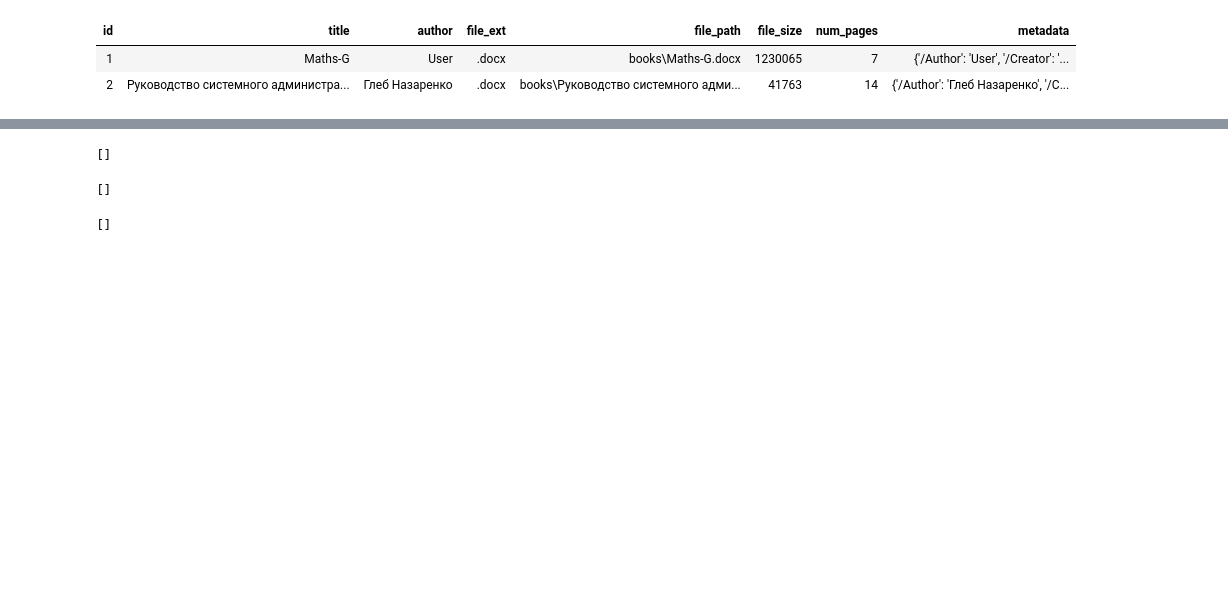
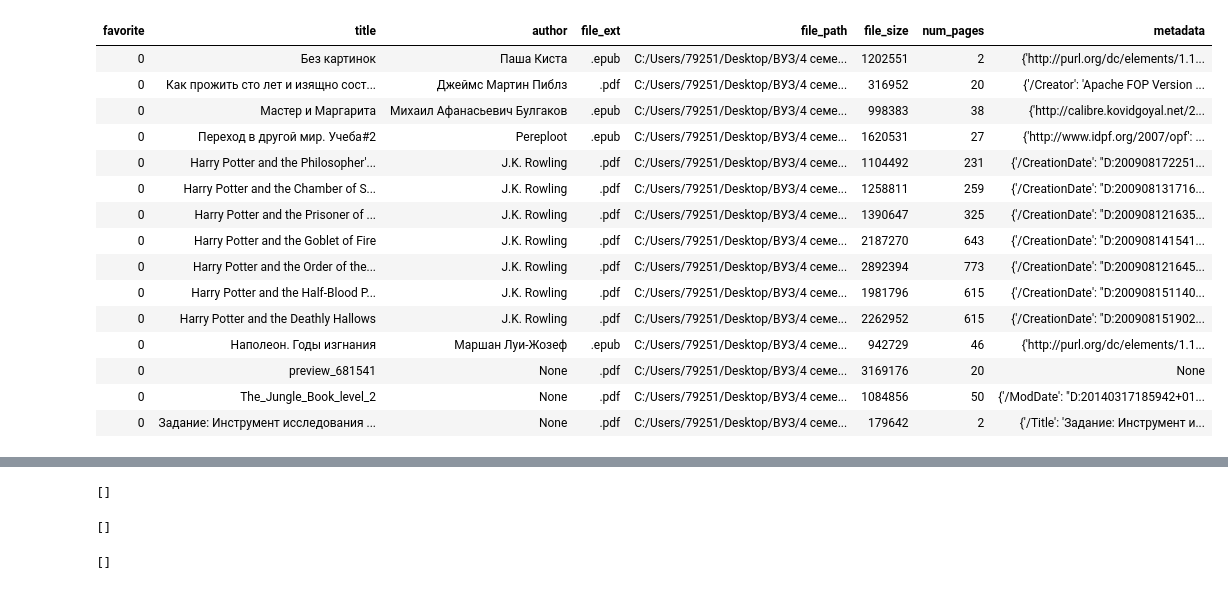
Before and after one commit to glebanazarenko/kurs_project_4, a Jupyter notebook: labBooks.ipynb, the cells around one changed output, grey strips where cells are left out. Saved outputs shown, nothing was run; the diff lists cells and outputs as text; code cells hidden in the pictures; blank space fills up the shorter version.

Commit message:
add favorite

```diff
--- a/labBooks.ipynb
+++ b/labBooks.ipynb
@@ -10,17 +10,30 @@ analyzer.process_directory('books', ['docx'], ['exclude_dir'], 5, convert_docx_t
 # %%
 import sqlite3
 from prettytable import from_db_cursor
 
 conn = sqlite3.connect('books.db')
 cursor = conn.cursor()
 
 # Пример запроса: получаем все книги
-cursor.execute("SELECT id, title, author, file_ext, file_path, file_size, num_pages, metadata FROM books")
+cursor.execute("SELECT favorite, title, author, file_ext, file_path, file_size, num_pages, metadata FROM books")
 from_db_cursor(cursor)
 # %% [output]
-| id | title | author | file_ext | file_path | file_size | num_pages | metadata |
-| 1 | Maths-G | User | .docx | books\Maths-G.docx | 1230065 | 7 | {'/Author': 'User', '/Creator': '... |
-| 2 | Руководство системного администра... | Глеб Назаренко | .docx | books\Руководство системного адми... | 41763 | 14 | {'/Author': 'Глеб Назаренко', '/C... |
+| favorite | title | author | file_ext | file_path | file_size | num_pages | metadata |
+| 0 | Без картинок | Паша Киста | .epub | C:/Users/79251/Desktop/ВУЗ/4 семе... | 1202551 | 2 | {'http://purl.org/dc/elements/1.1... |
+| 0 | Как прожить сто лет и изящно сост... | Джеймс Мартин Пиблз | .pdf | C:/Users/79251/Desktop/ВУЗ/4 семе... | 316952 | 20 | {'/Creator': 'Apache FOP Version ... |
+| 0 | Мастер и Маргарита | Михаил Афанасьевич Булгаков | .epub | C:/Users/79251/Desktop/ВУЗ/4 семе... | 998383 | 38 | {'http://calibre.kovidgoyal.net/2... |
+| 0 | Переход в другой мир. Учеба#2 | Pereploot | .epub | C:/Users/79251/Desktop/ВУЗ/4 семе... | 1620531 | 27 | {'http://www.idpf.org/2007/opf': ... |
+| 0 | Harry Potter and the Philosopher'... | J.K. Rowling | .pdf | C:/Users/79251/Desktop/ВУЗ/4 семе... | 1104492 | 231 | {'/CreationDate': "D:200908172251... |
+| 0 | Harry Potter and the Chamber of S... | J.K. Rowling | .pdf | C:/Users/79251/Desktop/ВУЗ/4 семе... | 1258811 | 259 | {'/CreationDate': "D:200908131716... |
+| 0 | Harry Potter and the Prisoner of ... | J.K. Rowling | .pdf | C:/Users/79251/Desktop/ВУЗ/4 семе... | 1390647 | 325 | {'/CreationDate': "D:200908121635... |
+| 0 | Harry Potter and the Goblet of Fire | J.K. Rowling | .pdf | C:/Users/79251/Desktop/ВУЗ/4 семе... | 2187270 | 643 | {'/CreationDate': "D:200908141541... |
+| 0 | Harry Potter and the Order of the... | J.K. Rowling | .pdf | C:/Users/79251/Desktop/ВУЗ/4 семе... | 2892394 | 773 | {'/CreationDate': "D:200908121645... |
+| 0 | Harry Potter and the Half-Blood P... | J.K. Rowling | .pdf | C:/Users/79251/Desktop/ВУЗ/4 семе... | 1981796 | 615 | {'/CreationDate': "D:200908151140... |
+| 0 | Harry Potter and the Deathly Hallows | J.K. Rowling | .pdf | C:/Users/79251/Desktop/ВУЗ/4 семе... | 2262952 | 615 | {'/CreationDate': "D:200908151902... |
+| 0 | Наполеон. Годы изгнания | Маршан Луи-Жозеф | .epub | C:/Users/79251/Desktop/ВУЗ/4 семе... | 942729 | 46 | {'http://purl.org/dc/elements/1.1... |
+| 0 | preview_681541 | None | .pdf | C:/Users/79251/Desktop/ВУЗ/4 семе... | 3169176 | 20 | None |
+| 0 | The_Jungle_Book_level_2 | None | .pdf | C:/Users/79251/Desktop/ВУЗ/4 семе... | 1084856 | 50 | {'/ModDate': "D:20140317185942+01... |
+| 0 | Задание: Инструмент исследования ... | None | .pdf | C:/Users/79251/Desktop/ВУЗ/4 семе... | 179642 | 2 | {'/Title': 'Задание: Инструмент и... |
 # %%
 # Закрываем соединение
 conn.close()
```
Also changed, not shown: parts of 4 cells of this notebook, 3 other files.
